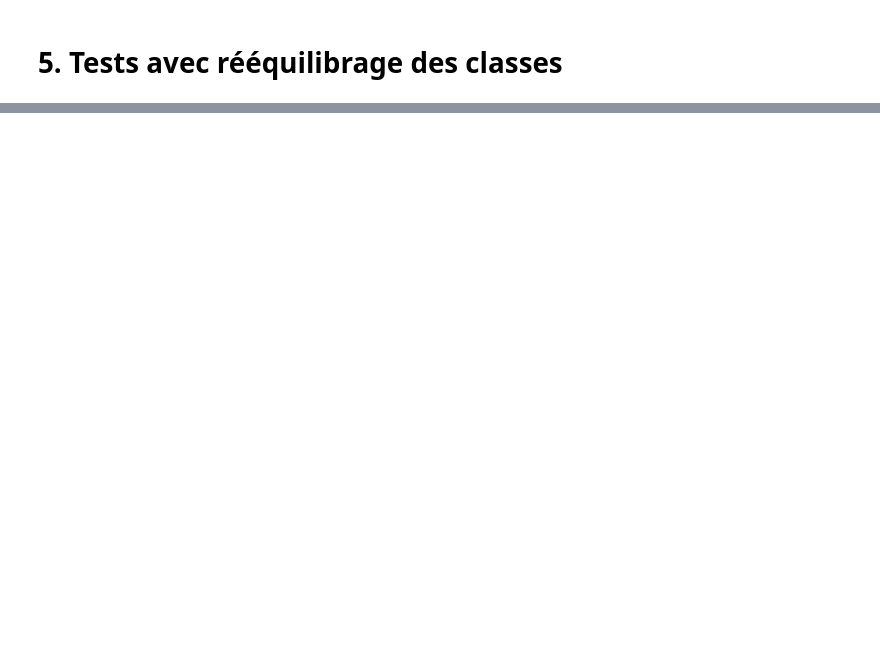
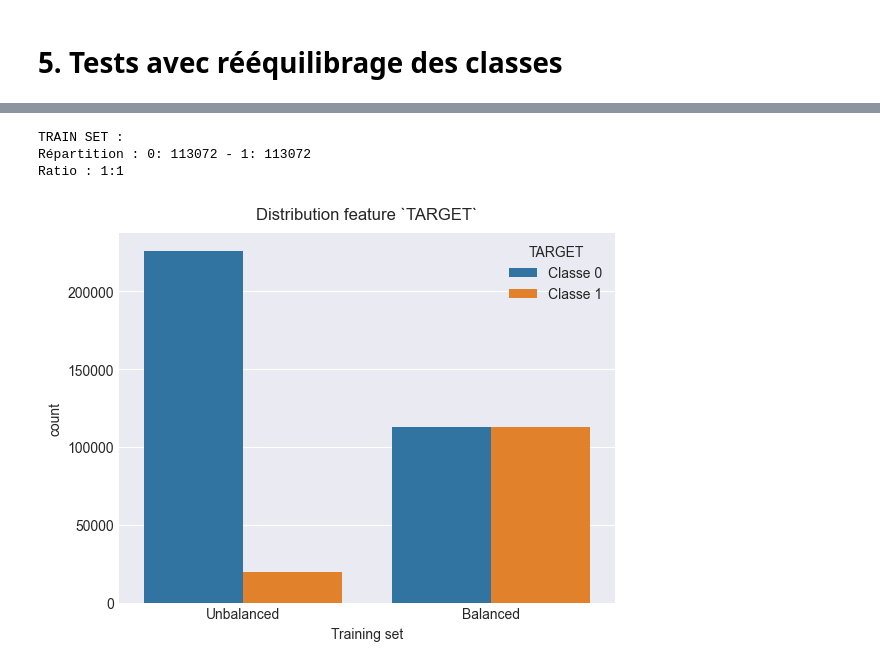
Before and after one commit to Christophe-Aballea/OC_P7_Implementez_un_modele_de_scoring, a Jupyter notebook: P07_NB2_Modelisation.ipynb, the cells around one changed output, grey strips where cells are left out. Cells and saved outputs as stored; diff of their text form; code cells hidden in the pictures; blank space fills up the shorter version.

Commit message:
Ajout resampling

```diff
--- a/P07_NB2_Modelisation.ipynb
+++ b/P07_NB2_Modelisation.ipynb
@@ -598,0 +657,17 @@ __SMOTE__ (**S**ynthetic **M**inority **O**versampling **T**echnique)
+# %%
+# Utilisation du jeu de données avec valeurs manquantes remplacées par les médianes
+X, y = prepare_train_set('median', None)
+X_train, X_val = X
+y_train, y_val = y
+# %%
+# Répartition modalités feature `TARGET`
+y_train_counter = Counter(y_train)
+y_val_counter = Counter(y_val)
+
+print("TRAIN SET :")
+print(f"Répartition : 0: {y_train_counter[0]} - 1: {y_train_counter[1]}")
+print(f"Ratio : 1:{(y_train_counter[0] / y_train_counter[1]):.0f}")
+
+print("\nVALIDATION SET :")
+print(f"Répartition : 0: {y_val_counter[0]} - 1: {y_val_counter[1]}")
+print(f"Ratio : 1:{(y_val_counter[0] / y_val_counter[1]):.0f}")
@@ -598,0 +686,36 @@ __SMOTE__ (**S**ynthetic **M**inority **O**versampling **T**echnique)
+# %%
+# SMOTE : augmentation du nombre d'observations de classe '1' jusqu'à représenter 50% des observations de classe '0'
+over_sampling = SMOTE(sampling_strategy=0.5)
+
+# RandomUnderSampler : diminution du nombre d'observation de classe '0' jusqu'à ce qu'il soit égal au nombre d'observations de classe '1'
+under_sampling = RandomUnderSampler(sampling_strategy=1)
+
+# Définition d'un pipeline
+pipeline = Pipeline(steps=[('over', over_sampling),
+                           ('under', under_sampling)])
+
+# Transformation du jeu de données d'entraînement
+x_resampled, y_resampled = pipeline.fit_resample(X_train, y_train)
+# %%
+# Répartition feature `TARGET` après resampling
+y_resampled_counter = Counter(y_resampled)
+
+print("TRAIN SET :")
+print(f"Répartition : 0: {y_resampled_counter[0]} - 1: {y_resampled_counter[1]}")
+print(f"Ratio : 1:{(y_resampled_counter[0] / y_resampled_counter[1]):.0f}")
+# %% [output]
+TRAIN SET :
+Répartition : 0: 113072 - 1: 113072
+Ratio : 1:1
+# %%
+# Préparation DataFrame pour graphique
+class_distr_df = pd.DataFrame({'Training set': ['Unbalanced', 'Unbalanced', 'Balanced', 'Balanced'],
+                               'TARGET': ['Classe 0', 'Classe 1', 'Classe 0', 'Classe 1'],
+                               'count': [y_train_counter[0], y_train_counter[1], Counter(y_resampled)[0], Counter(y_resampled)[1]]})
+
+# Affichage barplot
+sns.barplot(class_distr_df, x='Training set', y='count', hue='TARGET')
+plt.title("Distribution feature `TARGET`", pad=10)
+plt.show()
+# %% [output]
+[figure, added]
```
Also changed, not shown: parts of 12 cells of this notebook.
